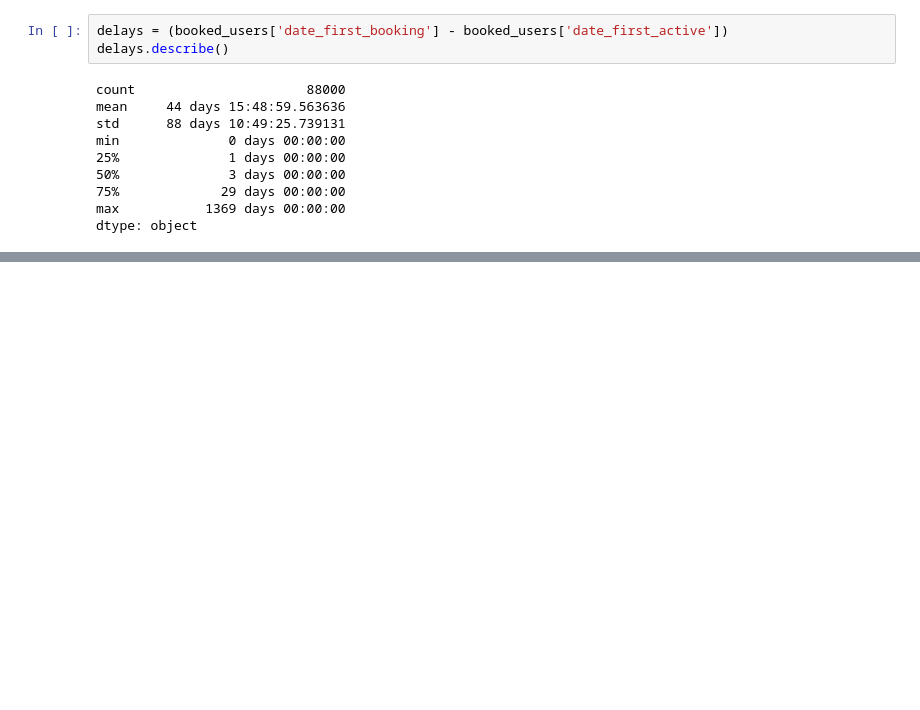
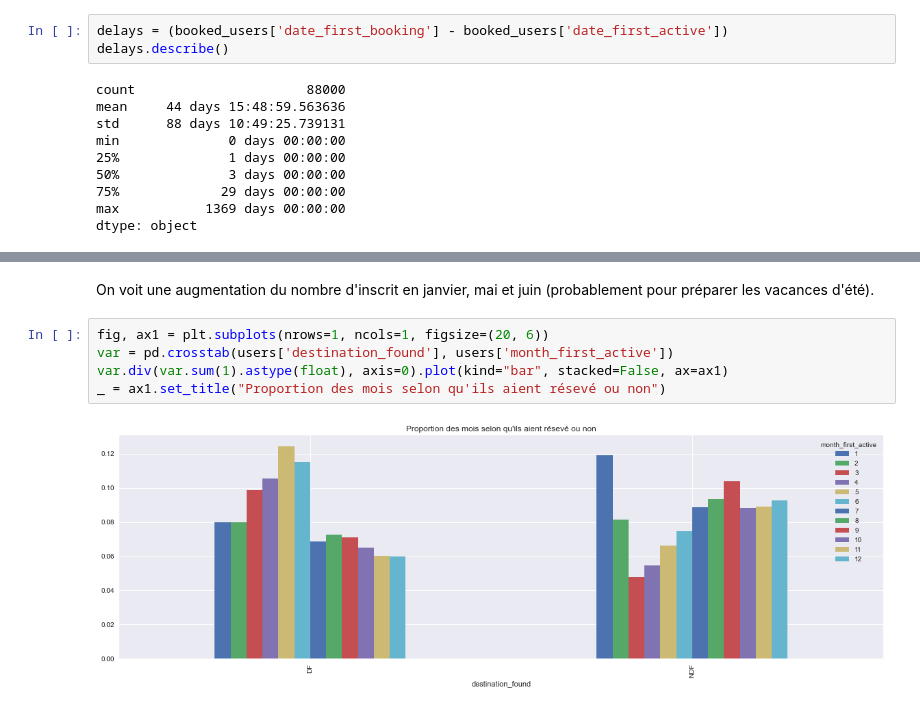
Before and after one commit to vesran/BookerGuess, a Jupyter notebook: _2_analyse_des_utilisateurs.ipynb, the cells around one changed output, grey strips where cells are left out. Drawn from its saved outputs; the diff is of its cells as text; blank space fills up the shorter version.

```diff
--- a/_2_analyse_des_utilisateurs.ipynb
+++ b/_2_analyse_des_utilisateurs.ipynb
@@ -497,0 +507,9 @@ En moyenne, les gens réservent au bout de 44 jours. Cependant, l'écart-type mo
+# %% [markdown]
+On voit une augmentation du nombre d'inscrit en janvier, mai et juin (probablement pour préparer les vacances d'été).
+# %%
+fig, ax1 = plt.subplots(nrows=1, ncols=1, figsize=(20, 6))
+var = pd.crosstab(users['destination_found'], users['month_first_active'])
+var.div(var.sum(1).astype(float), axis=0).plot(kind="bar", stacked=False, ax=ax1)
+_ = ax1.set_title("Proportion des mois selon qu'ils aient résevé ou non")
+# %% [output]
+[figure, added]
```
Also changed, not shown: parts of 17 cells of this notebook.
